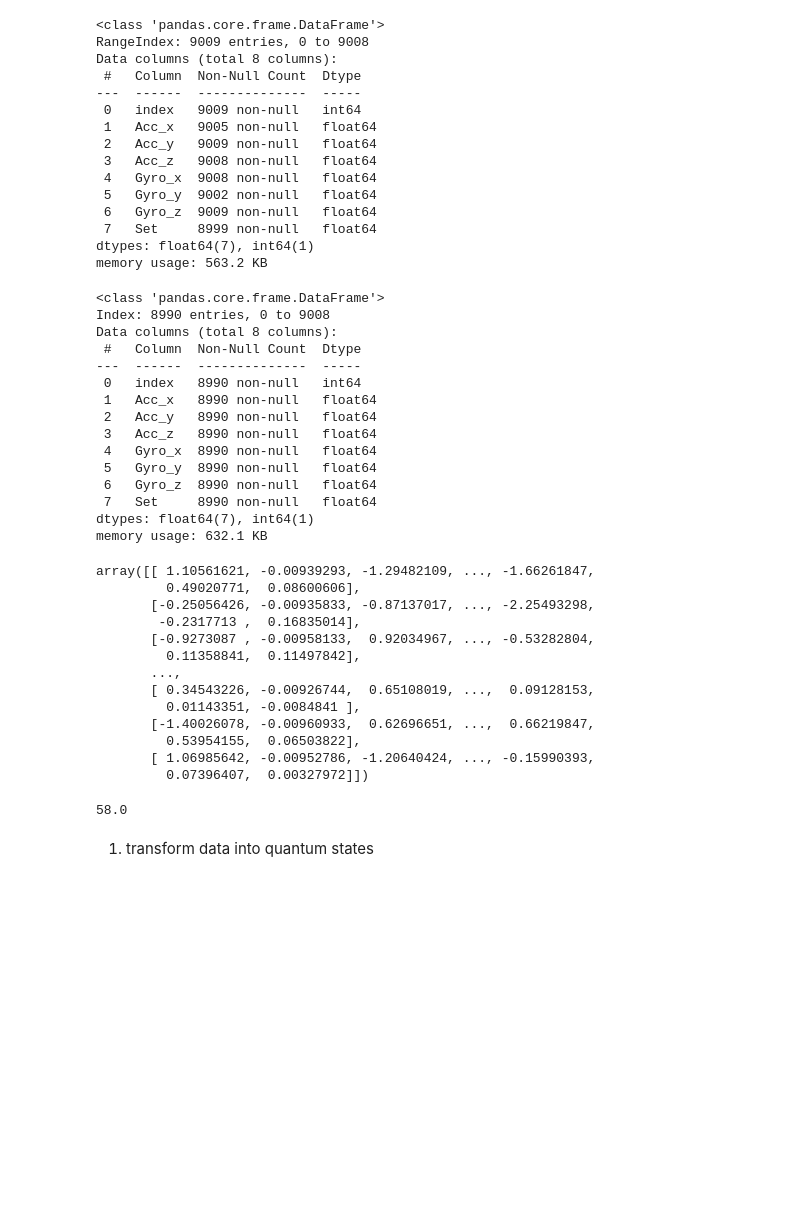
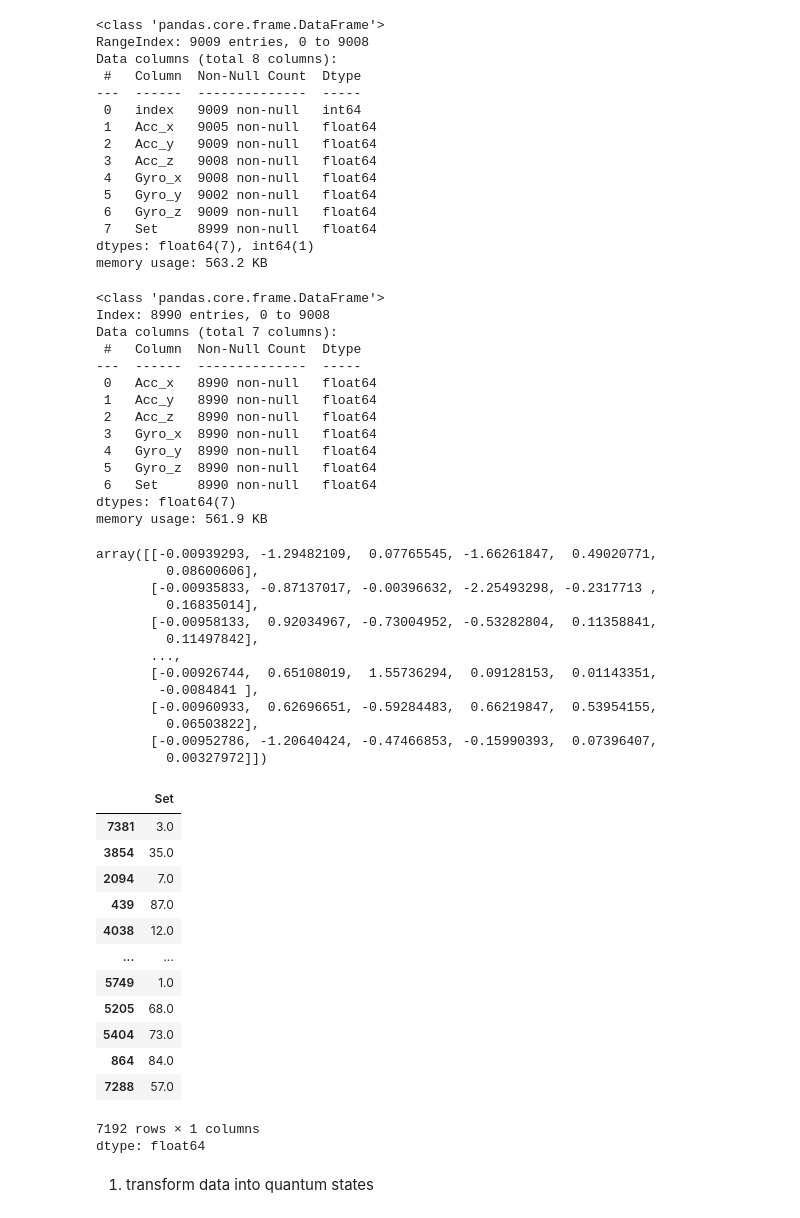
Before and after one commit to grosvenor01/Quantum-computing-algorithmes, a Jupyter notebook: QKNN.ipynb, the cells around one changed output. Saved outputs shown, nothing was run; the diff lists cells and outputs as text; code cells hidden in the pictures; blank space fills up the shorter version.

```diff
--- a/QKNN.ipynb
+++ b/QKNN.ipynb
@@ -84,24 +105,24 @@ dtypes: float64(7), int64(1)
 memory usage: 563.2 KB
 # %%
 df = df.dropna()
+df = df.drop(columns=["index"])
 # %%
 df.info()
 # %% [output]
 <class 'pandas.core.frame.DataFrame'>
 Index: 8990 entries, 0 to 9008
-Data columns (total 8 columns):
+Data columns (total 7 columns):
  #   Column  Non-Null Count  Dtype
 ---  ------  --------------  -----
- 0   index   8990 non-null   int64
- 1   Acc_x   8990 non-null   float64
- 2   Acc_y   8990 non-null   float64
- 3   Acc_z   8990 non-null   float64
- 4   Gyro_x  8990 non-null   float64
- 5   Gyro_y  8990 non-null   float64
- 6   Gyro_z  8990 non-null   float64
- 7   Set     8990 non-null   float64
-dtypes: float64(7), int64(1)
-memory usage: 632.1 KB
+ 0   Acc_x   8990 non-null   float64
+ 1   Acc_y   8990 non-null   float64
+ 2   Acc_z   8990 non-null   float64
+ 3   Gyro_x  8990 non-null   float64
+ 4   Gyro_y  8990 non-null   float64
+ 5   Gyro_z  8990 non-null   float64
+ 6   Set     8990 non-null   float64
+dtypes: float64(7)
+memory usage: 561.9 KB
 # %%
 from sklearn.preprocessing import StandardScaler
 
@@ -113,22 +134,35 @@ X = scaler.fit_transform(X)
 X_train, X_test, y_train, y_test = train_test_split(X, Y, test_size=0.2, random_state=42)
 X_train
 # %% [output]
-array([[ 1.10561621, -0.00939293, -1.29482109, ..., -1.66261847,
-         0.49020771,  0.08600606],
-       [-0.25056426, -0.00935833, -0.87137017, ..., -2.25493298,
-        -0.2317713 ,  0.16835014],
-       [-0.9273087 , -0.00958133,  0.92034967, ..., -0.53282804,
-         0.11358841,  0.11497842],
+array([[-0.00939293, -1.29482109,  0.07765545, -1.66261847,  0.49020771,
+         0.08600606],
+       [-0.00935833, -0.87137017, -0.00396632, -2.25493298, -0.2317713 ,
+         0.16835014],
+       [-0.00958133,  0.92034967, -0.73004952, -0.53282804,  0.11358841,
+         0.11497842],
        ...,
-       [ 0.34543226, -0.00926744,  0.65108019, ...,  0.09128153,
-         0.01143351, -0.0084841 ],
-       [-1.40026078, -0.00960933,  0.62696651, ...,  0.66219847,
-         0.53954155,  0.06503822],
-       [ 1.06985642, -0.00952786, -1.20640424, ..., -0.15990393,
-         0.07396407,  0.00327972]])
+       [-0.00926744,  0.65108019,  1.55736294,  0.09128153,  0.01143351,
+        -0.0084841 ],
+       [-0.00960933,  0.62696651, -0.59284483,  0.66219847,  0.53954155,
+         0.06503822],
+       [-0.00952786, -1.20640424, -0.47466853, -0.15990393,  0.07396407,
+         0.00327972]])
 # %%
-y_train[706]
+y_train
 # %% [output]
+|  | Set |
+| 7381 | 3.0 |
+| 3854 | 35.0 |
+| 2094 | 7.0 |
+| 439 | 87.0 |
+| 4038 | 12.0 |
+| ... | ... |
+| 5749 | 1.0 |
+| 5205 | 68.0 |
+| 5404 | 73.0 |
+| 864 | 84.0 |
+| 7288 | 57.0 |
-58.0
+7192 rows × 1 columns
+dtype: float64
 # %% [markdown]
 1. transform data into quantum states
```
Also changed, not shown: parts of 14 cells of this notebook, 1 other file.
